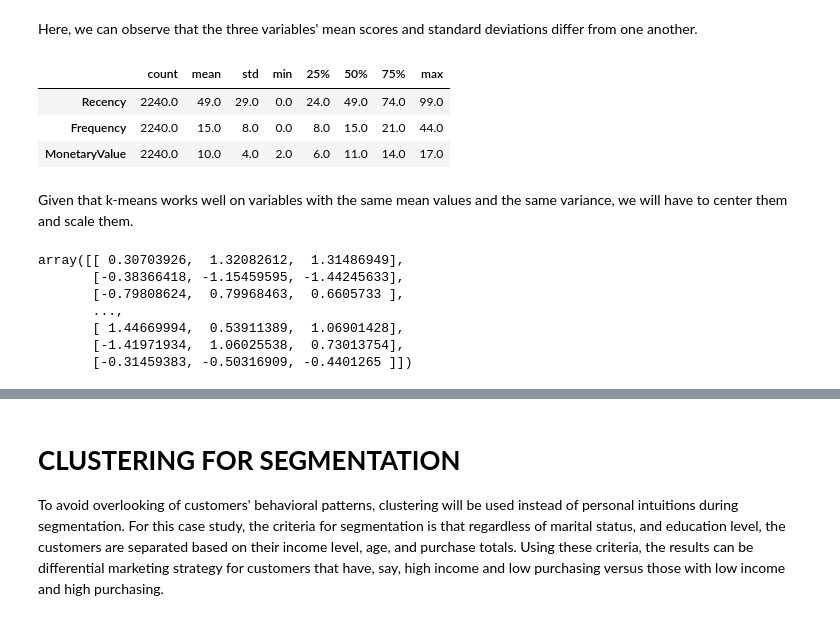
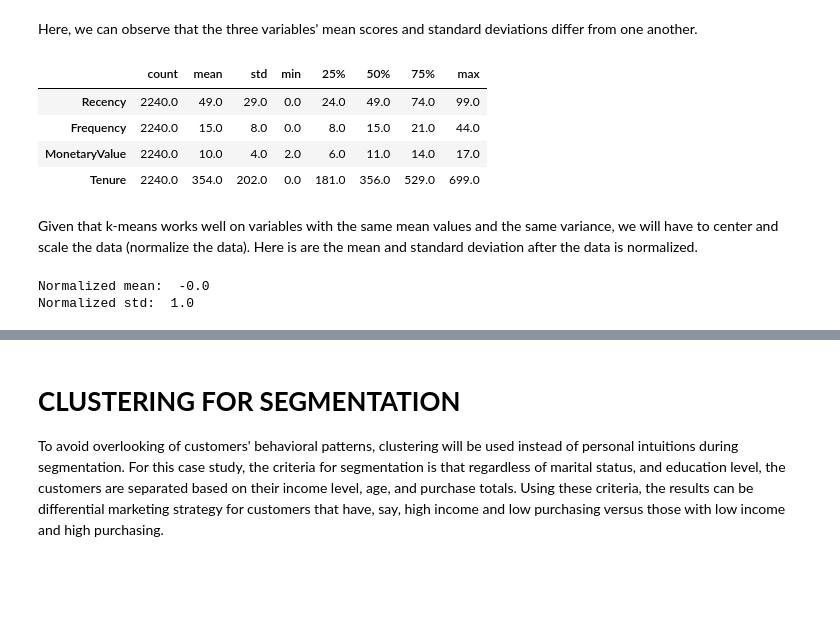
Before and after one commit to Demiga-g/iFood-Marketing-Analysis, a Jupyter notebook: iFood Marketing Analysis.ipynb, the cells around one changed output, grey strips where cells are left out. Saved outputs shown, nothing was run; the diff lists cells and outputs as text; code cells hidden in the pictures; blank space fills up the shorter version.

```diff
--- a/iFood Marketing Analysis.ipynb
+++ b/iFood Marketing Analysis.ipynb
@@ -407,6 +407,8 @@ To get started, we'll have to do some feature engineering using the `copy_ifood`
 # %%
 monetary_cols = list(copy_ifood.filter(regex='Mnt').columns)
 frequency_cols = list(copy_ifood.filter(regex='Purchases').columns)
+tenure = (copy_ifood['Dt_Customer'].max() -
+          copy_ifood['Dt_Customer']).dt.days
 
 print('Monetary Features: ', monetary_cols)
 print()
@@ -424,8 +426,10 @@ copy_ifood['MonetaryValue'] = (copy_ifood[monetary_cols]
 copy_ifood['Frequency'] = (copy_ifood[frequency_cols]
                                  .apply(np.sum, axis=1))
 
-rfm_cols = ['Recency', 'Frequency', 'MonetaryValue']
+copy_ifood['Tenure'] = tenure
 
-rfm_data = copy_ifood[['ID']+rfm_cols].set_index('ID')
-rfm_data.head()
+rfmt_cols = ['Recency', 'Frequency', 'MonetaryValue', 'Tenure']
+
+rfmt_data = copy_ifood[['ID']+rfmt_cols].set_index('ID')
+rfmt_data.head()
 # %% [output]
@@ -470,0 +457,16 @@ plt.tight_layout()
+# %%
+from scipy.stats import boxcox
+
+
+def boxcox_df(x):
+    x_boxcox, _ = boxcox(x)
+    return x_boxcox
+
+skew_var = ['MonetaryValue']
+rfmt_data[skew_var] = rfmt_data[skew_var].apply(boxcox_df, axis=0)
+
+fig, ax = plt.subplots(1, 4, figsize=(16, 3))
+
+for i, var in enumerate(rfmt_data.columns):
+        sns.kdeplot(x=var, ax=ax[i], data=rfmt_data, fill=True)
+plt.tight_layout()
@@ -473,23 +477,20 @@ plt.tight_layout()
 
 Here, we can observe that the three variables' mean scores and standard deviations differ from one another.
 # %%
-rfm_data.describe().round(0).T
+rfmt_data.describe().round(0).T
 # %% [output]
 |  | count | mean | std | min | 25% | 50% | 75% | max |
 | Recency | 2240.0 | 49.0 | 29.0 | 0.0 | 24.0 | 49.0 | 74.0 | 99.0 |
 | Frequency | 2240.0 | 15.0 | 8.0 | 0.0 | 8.0 | 15.0 | 21.0 | 44.0 |
 | MonetaryValue | 2240.0 | 10.0 | 4.0 | 2.0 | 6.0 | 11.0 | 14.0 | 17.0 |
+| Tenure | 2240.0 | 354.0 | 202.0 | 0.0 | 181.0 | 356.0 | 529.0 | 699.0 |
-# %% [markdown]
-Given that k-means works well on variables with the same mean values and the same variance, we will have to center them and scale them.
+# %% [markdown]
+Given that k-means works well on variables with the same mean values and the same variance, we will have to center and scale the data (normalize the data). Here is are the mean and standard deviation after the data is normalized.
 # %%
 scaler = StandardScaler()
-rfm_normalized = scaler.fit_transform(rfm_data)
-rfm_normalized
+rfmt_normalized = scaler.fit_transform(rfmt_data)
+print('Normalized mean: ', np.mean(rfmt_normalized).round(0))
+print('Normalized std: ', np.std(rfmt_normalized).round(0))
 # %% [output]
-array([[ 0.30703926,  1.32082612,  1.31486949],
-       [-0.38366418, -1.15459595, -1.44245633],
-       [-0.79808624,  0.79968463,  0.6605733 ],
-       ...,
-       [ 1.44669994,  0.53911389,  1.06901428],
-       [-1.41971934,  1.06025538,  0.73013754],
-       [-0.31459383, -0.50316909, -0.4401265 ]])
+Normalized mean:  -0.0
+Normalized std:  1.0
```
Also changed, not shown: parts of 45 cells of this notebook.
